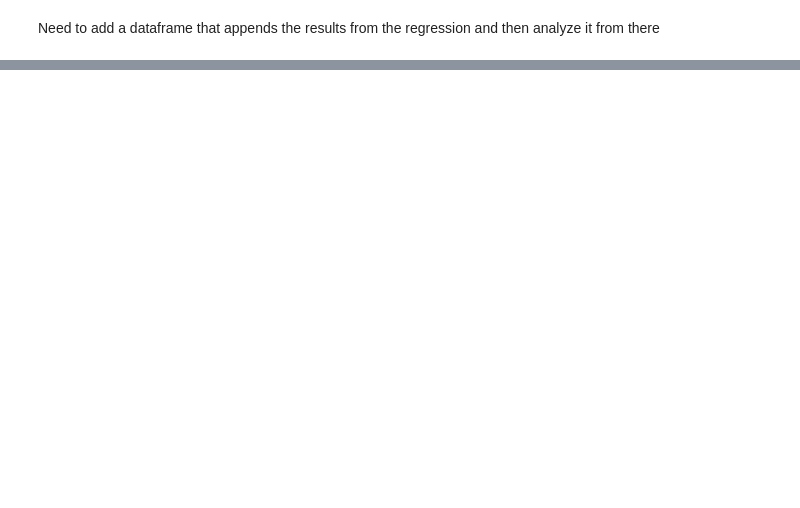
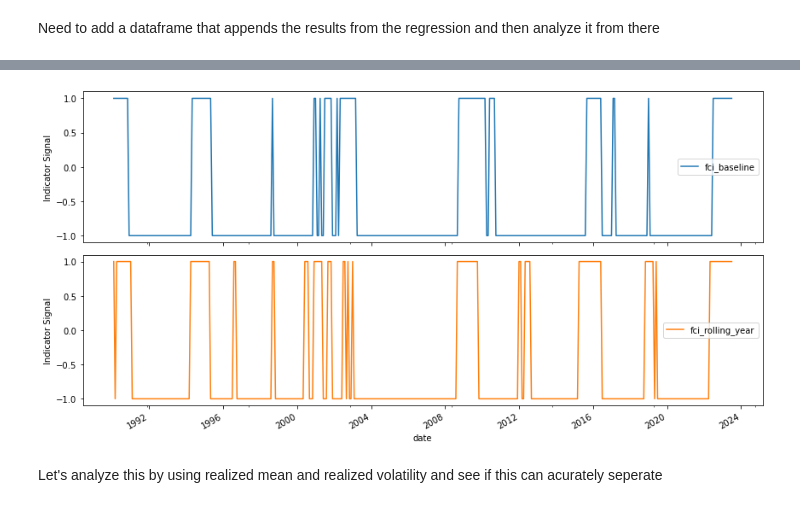
Before and after one commit to diegodalvarez/NYFedFinancialsCondition, a Jupyter notebook: model.ipynb, the cells around one changed output, grey strips where cells are left out. Saved outputs shown, nothing was run; the diff lists cells and outputs as text; code cells hidden in the pictures; blank space fills up the shorter version.

```diff
--- a/model.ipynb
+++ b/model.ipynb
@@ -304,0 +323,24 @@ Need to add a dataframe that appends the results from the regression and then an
+# %%
+df_signal = (df.melt(
+    id_vars = "date").
+    assign(sign = lambda x: np.sign(x.value)).
+    drop(columns = ["value"]))
+# %%
+(df_signal.pivot(
+    index = "date", columns = "variable", values = "sign").
+    plot(
+        subplots = True,
+        layout = (2, 1),
+        figsize = (12, 6),
+        ylabel = "Indicator Signal"))
+
+fig.suptitle("From {} to {}".format(
+    df_signal.date.min().date(),
+    df_signal.date.max().date()))
+
+plt.tight_layout()
+plt.show()
+# %% [output]
+[figure, added]
+# %% [markdown]
+Let's analyze this by using realized mean and realized volatility and see if this can acurately seperate
```
Also changed, not shown: parts of 11 cells of this notebook.
